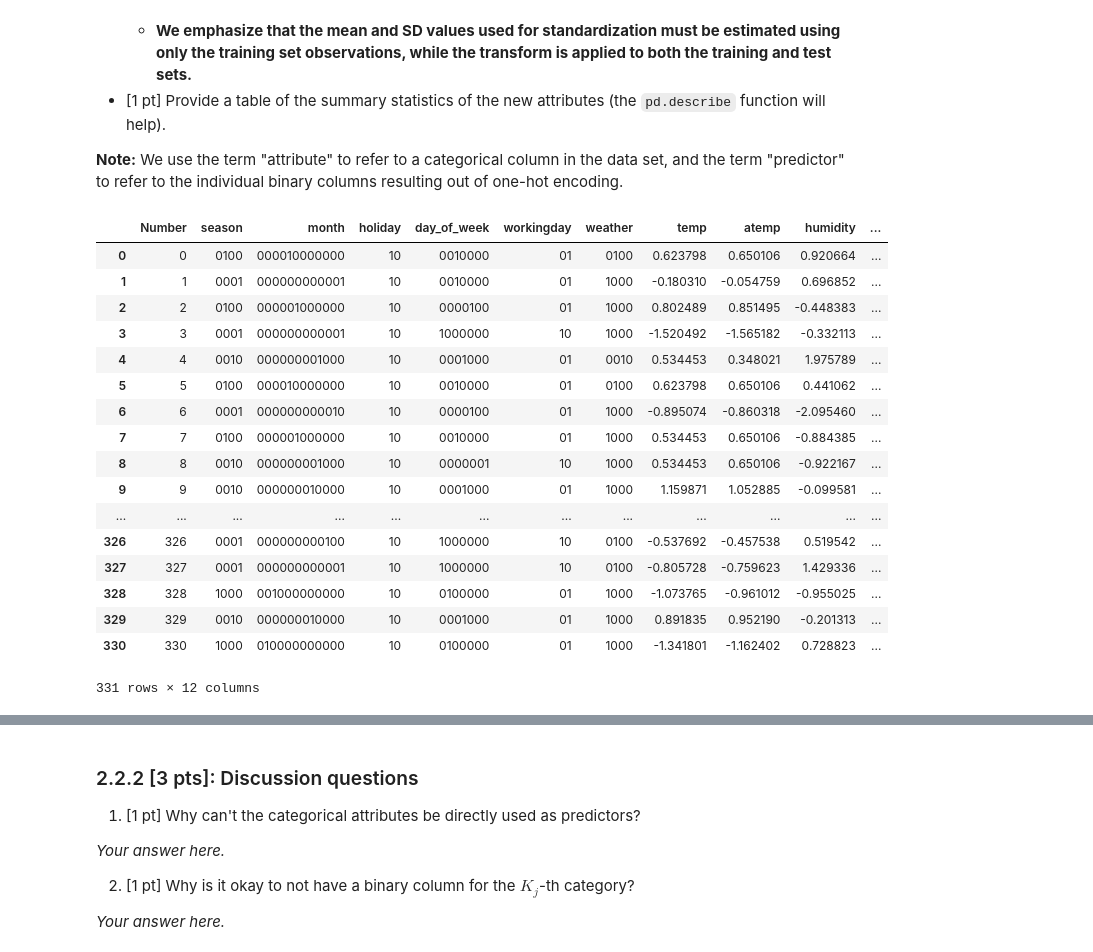
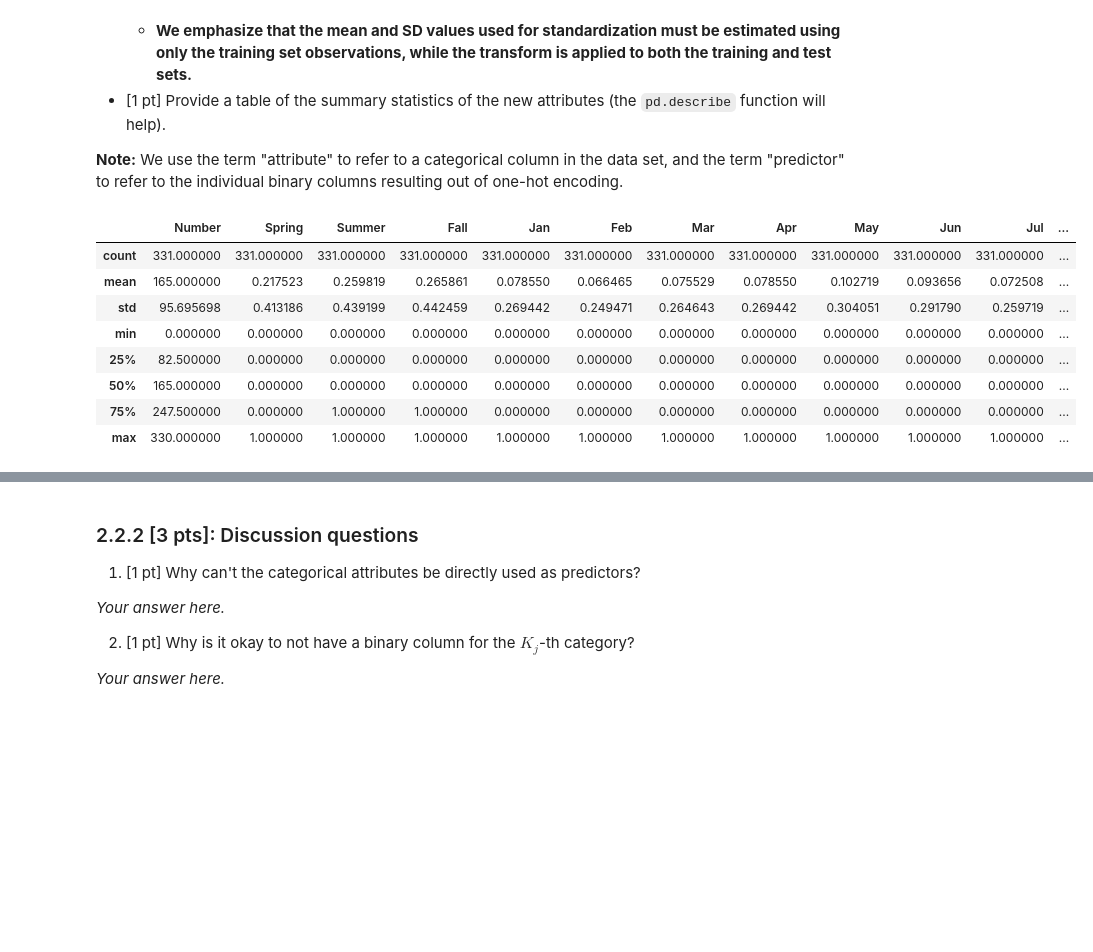
Before and after one commit to zhangxy328/2019Summer, a Jupyter notebook: Homework/HW1/hw1_Alfie_working.ipynb, the cells around one changed output, grey strips where cells are left out. Saved outputs shown, nothing was run; the diff lists cells and outputs as text; code cells hidden in the pictures; blank space fills up the shorter version.

```diff
--- a/Homework/HW1/hw1_Alfie_working.ipynb
+++ b/Homework/HW1/hw1_Alfie_working.ipynb
@@ -402,9 +420,0 @@ dfbike_train.month = Month
-# %%
-#holiday
-holiday = pd.get_dummies(dfbike_train.holiday)
-#trans
-holiday[0.0] = holiday[0.0].map(lambda x:str(x))
-holiday[1.0] = holiday[1.0].map(lambda x:str(x))
-#Combine
-Holiday = holiday[0.0].str.cat(holiday[1.0])
-dfbike_train.holiday = Holiday
@@ -437,26 +421,3 @@ dfbike_train.day_of_week = Week
-# %%
-#workingday
-workingday = pd.get_dummies(dfbike_train.workingday)
-#trans
-workingday[0.0] = workingday[0.0].map(lambda x:str(x))
-workingday[1.0] = workingday[1.0].map(lambda x:str(x))
-#Combine
-Workingday = workingday[0.0].str.cat(workingday[1.0])
-dfbike_train.workingday = Workingday
-# %%
-#weather
-weather = pd.get_dummies(dfbike_train.weather)
-weather[4.0] = 0
-#trans
-weather[1.0] = weather[1.0].map(lambda x:str(x))
-weather[2.0] = weather[2.0].map(lambda x:str(x))
-weather[3.0] = weather[3.0].map(lambda x:str(x))
-weather[4.0] = weather[4.0].map(lambda x:str(x))
-#Combine
-Weather = weather[1.0].str.cat(weather[2.0])
-Weather = Weather.str.cat(weather[3.0])
-Weather = Weather.str.cat(weather[4.0])
-dfbike_train.weather = Weather
 # %%
 #Normal
 def normalize_function(the_col):
@@ -470,23 +431,14 @@ dfbike_train.atemp = normalize_function(dfbike_train.atemp)
 dfbike_train.humidity = normalize_function(dfbike_train.humidity)
 dfbike_train.windspeed = normalize_function(dfbike_train.windspeed)
 # %%
-dfbike_train
+dfbike_train.describe()
 # %% [output]
-|  | Number | season | month | holiday | day_of_week | workingday | weather | temp | atemp | humidity | ... |
-| 0 | 0 | 0100 | 000010000000 | 10 | 0010000 | 01 | 0100 | 0.623798 | 0.650106 | 0.920664 | ... |
-| 1 | 1 | 0001 | 000000000001 | 10 | 0010000 | 01 | 1000 | -0.180310 | -0.054759 | 0.696852 | ... |
-| 2 | 2 | 0100 | 000001000000 | 10 | 0000100 | 01 | 1000 | 0.802489 | 0.851495 | -0.448383 | ... |
-| 3 | 3 | 0001 | 000000000001 | 10 | 1000000 | 10 | 1000 | -1.520492 | -1.565182 | -0.332113 | ... |
-| 4 | 4 | 0010 | 000000001000 | 10 | 0001000 | 01 | 0010 | 0.534453 | 0.348021 | 1.975789 | ... |
-| 5 | 5 | 0100 | 000010000000 | 10 | 0010000 | 01 | 0100 | 0.623798 | 0.650106 | 0.441062 | ... |
-| 6 | 6 | 0001 | 000000000010 | 10 | 0000100 | 01 | 1000 | -0.895074 | -0.860318 | -2.095460 | ... |
-| 7 | 7 | 0100 | 000001000000 | 10 | 0010000 | 01 | 1000 | 0.534453 | 0.650106 | -0.884385 | ... |
-| 8 | 8 | 0010 | 000000001000 | 10 | 0000001 | 10 | 1000 | 0.534453 | 0.650106 | -0.922167 | ... |
-| 9 | 9 | 0010 | 000000010000 | 10 | 0001000 | 01 | 1000 | 1.159871 | 1.052885 | -0.099581 | ... |
-| ... | ... | ... | ... | ... | ... | ... | ... | ... | ... | ... | ... |
-| 326 | 326 | 0001 | 000000000100 | 10 | 1000000 | 10 | 0100 | -0.537692 | -0.457538 | 0.519542 | ... |
-| 327 | 327 | 0001 | 000000000001 | 10 | 1000000 | 10 | 0100 | -0.805728 | -0.759623 | 1.429336 | ... |
-| 328 | 328 | 1000 | 001000000000 | 10 | 0100000 | 01 | 1000 | -1.073765 | -0.961012 | -0.955025 | ... |
-| 329 | 329 | 0010 | 000000010000 | 10 | 0001000 | 01 | 1000 | 0.891835 | 0.952190 | -0.201313 | ... |
-| 330 | 330 | 1000 | 010000000000 | 10 | 0100000 | 01 | 1000 | -1.341801 | -1.162402 | 0.728823 | ... |
+|  | Number | Spring | Summer | Fall | Jan | Feb | Mar | Apr | May | Jun | Jul | ... |
+| count | 331.000000 | 331.000000 | 331.000000 | 331.000000 | 331.000000 | 331.000000 | 331.000000 | 331.000000 | 331.000000 | 331.000000 | 331.000000 | ... |
+| mean | 165.000000 | 0.217523 | 0.259819 | 0.265861 | 0.078550 | 0.066465 | 0.075529 | 0.078550 | 0.102719 | 0.093656 | 0.072508 | ... |
+| std | 95.695698 | 0.413186 | 0.439199 | 0.442459 | 0.269442 | 0.249471 | 0.264643 | 0.269442 | 0.304051 | 0.291790 | 0.259719 | ... |
+| min | 0.000000 | 0.000000 | 0.000000 | 0.000000 | 0.000000 | 0.000000 | 0.000000 | 0.000000 | 0.000000 | 0.000000 | 0.000000 | ... |
+| 25% | 82.500000 | 0.000000 | 0.000000 | 0.000000 | 0.000000 | 0.000000 | 0.000000 | 0.000000 | 0.000000 | 0.000000 | 0.000000 | ... |
+| 50% | 165.000000 | 0.000000 | 0.000000 | 0.000000 | 0.000000 | 0.000000 | 0.000000 | 0.000000 | 0.000000 | 0.000000 | 0.000000 | ... |
+| 75% | 247.500000 | 0.000000 | 1.000000 | 1.000000 | 0.000000 | 0.000000 | 0.000000 | 0.000000 | 0.000000 | 0.000000 | 0.000000 | ... |
+| max | 330.000000 | 1.000000 | 1.000000 | 1.000000 | 1.000000 | 1.000000 | 1.000000 | 1.000000 | 1.000000 | 1.000000 | 1.000000 | ... |
-331 rows × 12 columns
```
Also changed, not shown: parts of 26 cells of this notebook.
